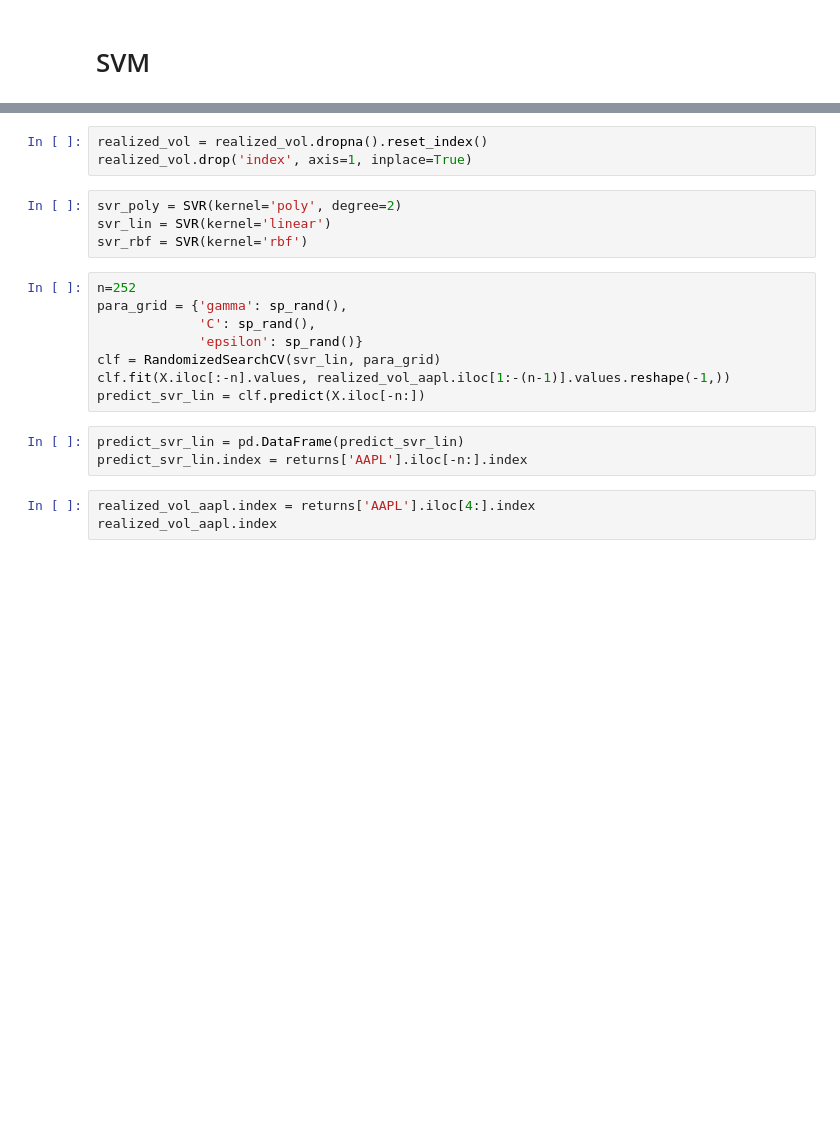
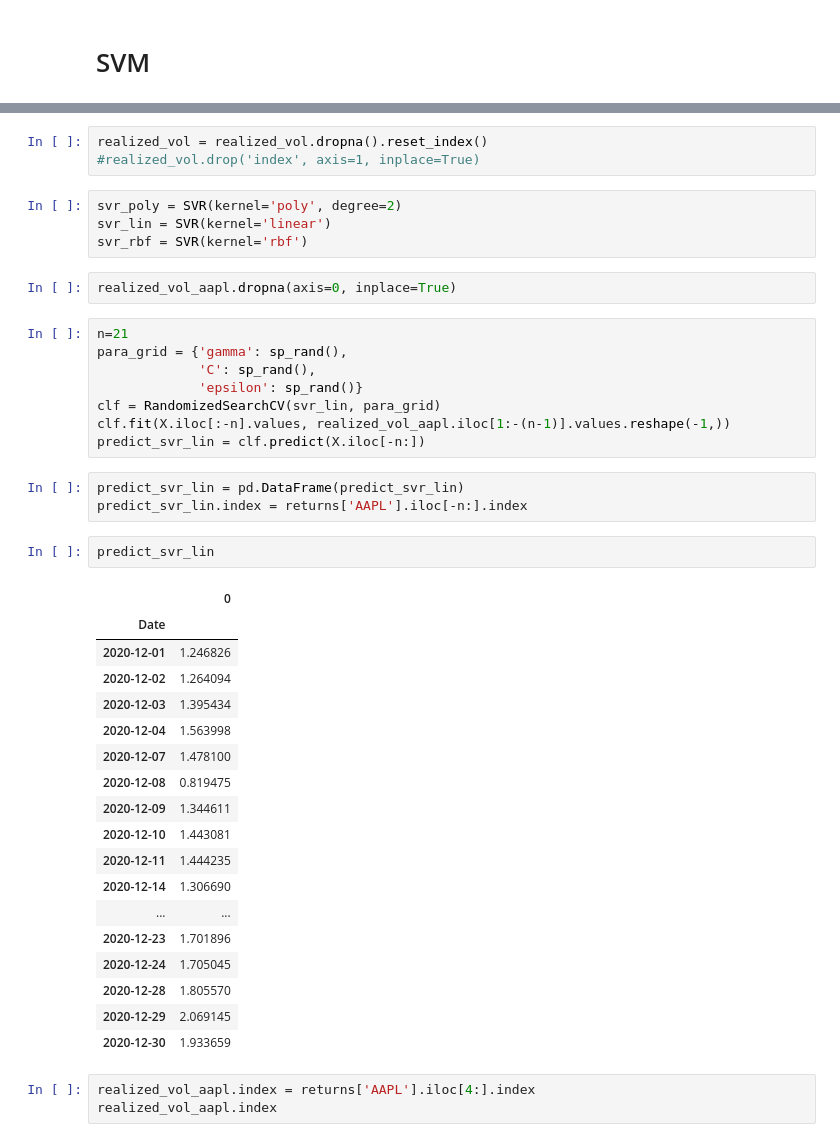
Before and after one commit to corentinwerenne/volatility_prediction, a Jupyter notebook: main.ipynb, the cells around one changed output, grey strips where cells are left out. Cells and saved outputs as stored; diff of their text form; blank space fills up the shorter version.

```diff
--- a/main.ipynb
+++ b/main.ipynb
@@ -366,13 +365,15 @@ X
 750 rows × 2 columns
 # %%
 realized_vol = realized_vol.dropna().reset_index()
-realized_vol.drop('index', axis=1, inplace=True)
+#realized_vol.drop('index', axis=1, inplace=True)
 # %%
 svr_poly = SVR(kernel='poly', degree=2)
 svr_lin = SVR(kernel='linear')
 svr_rbf = SVR(kernel='rbf')
+# %%
+realized_vol_aapl.dropna(axis=0, inplace=True)
 # %%
-n=252
+n=21
 para_grid = {'gamma': sp_rand(),
              'C': sp_rand(),
              'epsilon': sp_rand()}
@@ -382,6 +383,27 @@ predict_svr_lin = clf.predict(X.iloc[-n:])
 # %%
 predict_svr_lin = pd.DataFrame(predict_svr_lin)
 predict_svr_lin.index = returns['AAPL'].iloc[-n:].index
+# %%
+predict_svr_lin
+# %% [output]
+|  | 0 |
+| Date |  |
+| 2020-12-01 | 1.246826 |
+| 2020-12-02 | 1.264094 |
+| 2020-12-03 | 1.395434 |
+| 2020-12-04 | 1.563998 |
+| 2020-12-07 | 1.478100 |
+| 2020-12-08 | 0.819475 |
+| 2020-12-09 | 1.344611 |
+| 2020-12-10 | 1.443081 |
+| 2020-12-11 | 1.444235 |
+| 2020-12-14 | 1.306690 |
+| ... | ... |
+| 2020-12-23 | 1.701896 |
+| 2020-12-24 | 1.705045 |
+| 2020-12-28 | 1.805570 |
+| 2020-12-29 | 2.069145 |
+| 2020-12-30 | 1.933659 |
 # %%
 realized_vol_aapl.index = returns['AAPL'].iloc[4:].index
 realized_vol_aapl.index
```
Also changed, not shown: parts of 10 cells of this notebook.
